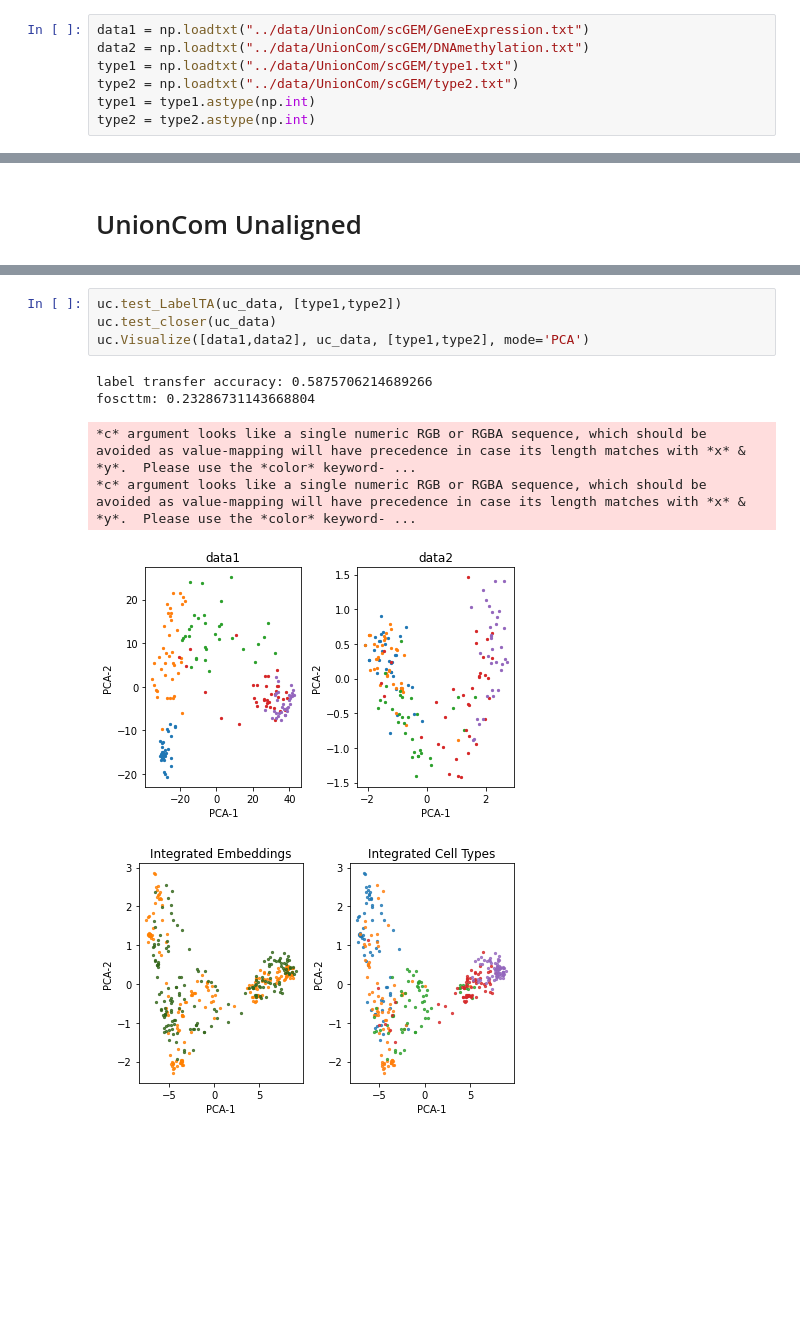
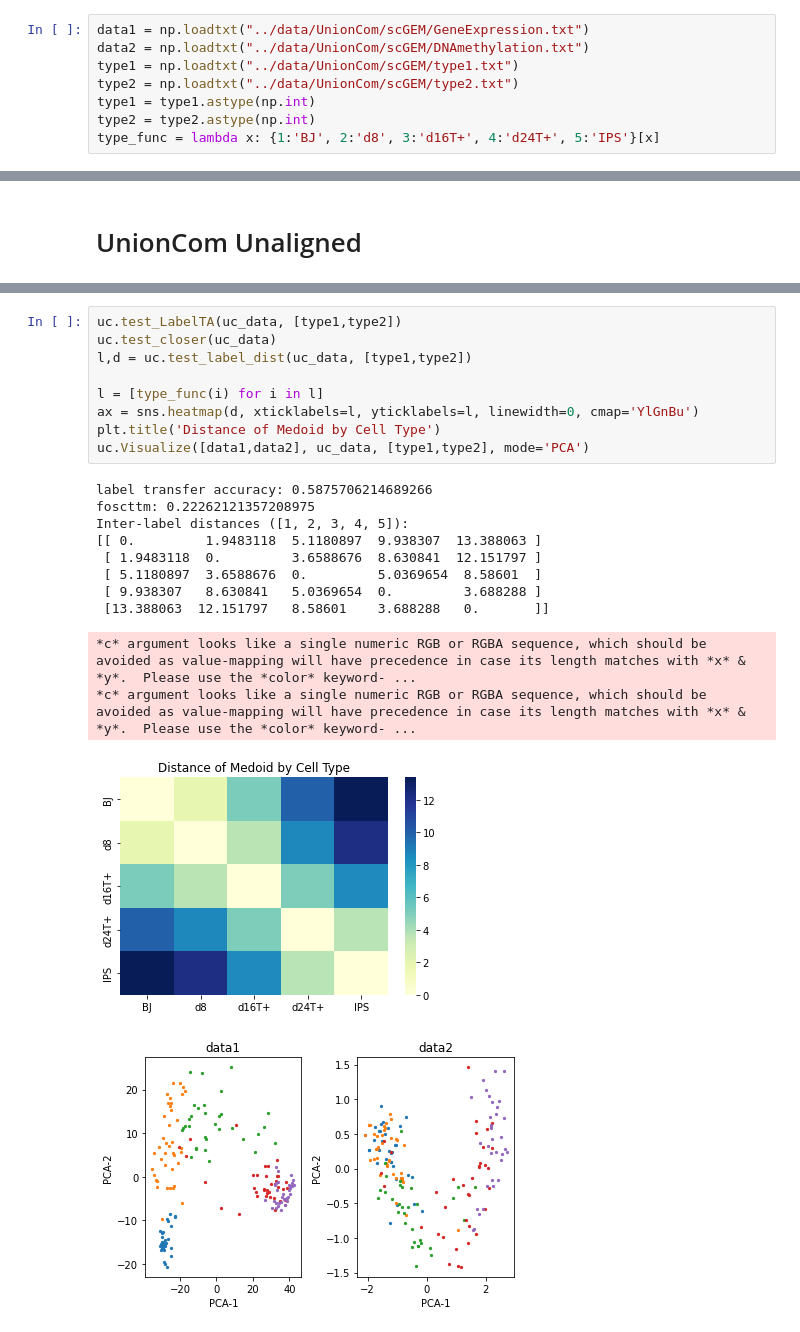
Before and after one commit to Oafish1/JAMIE, a Jupyter notebook: examples/joint_embedding/scGEM.ipynb, the cells around one changed output, grey strips where cells are left out. Drawn from its saved outputs; the diff is of its cells as text; blank space fills up the shorter version.

```diff
--- a/examples/joint_embedding/scGEM.ipynb
+++ b/examples/joint_embedding/scGEM.ipynb
@@ -15,6 +17,7 @@ type1 = np.loadtxt("../data/UnionCom/scGEM/type1.txt")
 type2 = np.loadtxt("../data/UnionCom/scGEM/type2.txt")
 type1 = type1.astype(np.int)
 type2 = type2.astype(np.int)
+type_func = lambda x: {1:'BJ', 2:'d8', 3:'d16T+', 4:'d24T+', 5:'IPS'}[x]
 # %% [markdown]
 # ComManDo Partial
 # %%
@@ -98,11 +113,22 @@ Total: 2.586493775997951
 # %%
 uc.test_LabelTA(uc_data, [type1,type2])
 uc.test_closer(uc_data)
+l,d = uc.test_label_dist(uc_data, [type1,type2])
+
+l = [type_func(i) for i in l]
+ax = sns.heatmap(d, xticklabels=l, yticklabels=l, linewidth=0, cmap='YlGnBu')
+plt.title('Distance of Medoid by Cell Type')
 uc.Visualize([data1,data2], uc_data, [type1,type2], mode='PCA')
 # %% [output]
 label transfer accuracy: 0.5875706214689266
-foscttm: 0.23286731143668804
+foscttm: 0.22262121357208975
+Inter-label distances ([1, 2, 3, 4, 5]):
+[[ 0.         1.9483118  5.1180897  9.938307  13.388063 ]
+ [ 1.9483118  0.         3.6588676  8.630841  12.151797 ]
+ [ 5.1180897  3.6588676  0.         5.0369654  8.58601  ]
+ [ 9.938307   8.630841   5.0369654  0.         3.688288 ]
+ [13.388063  12.151797   8.58601    3.688288   0.       ]]
 *c* argument looks like a single numeric RGB or RGBA sequence, which should be avoided as value-mapping will have precedence in case its length matches with *x* & *y*.  Please use the *color* keyword- ...
 *c* argument looks like a single numeric RGB or RGBA sequence, which should be avoided as value-mapping will have precedence in case its length matches with *x* & *y*.  Please use the *color* keyword- ...
-[figure, old version]
+[figure, new version]
-[figure, old version]
+[figure, new version]
```
Also changed, not shown: parts of 6 cells of this notebook, 9 other files.
